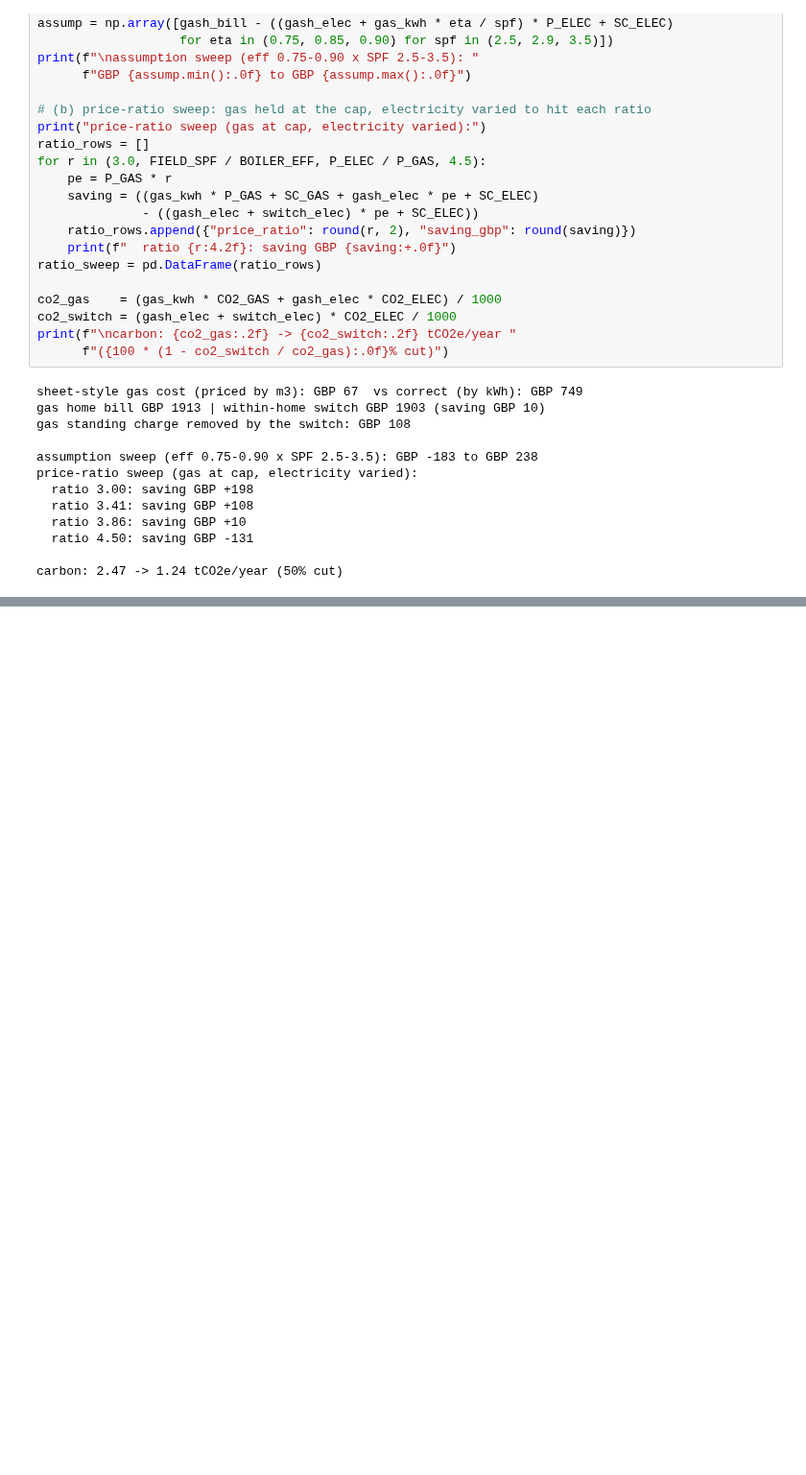
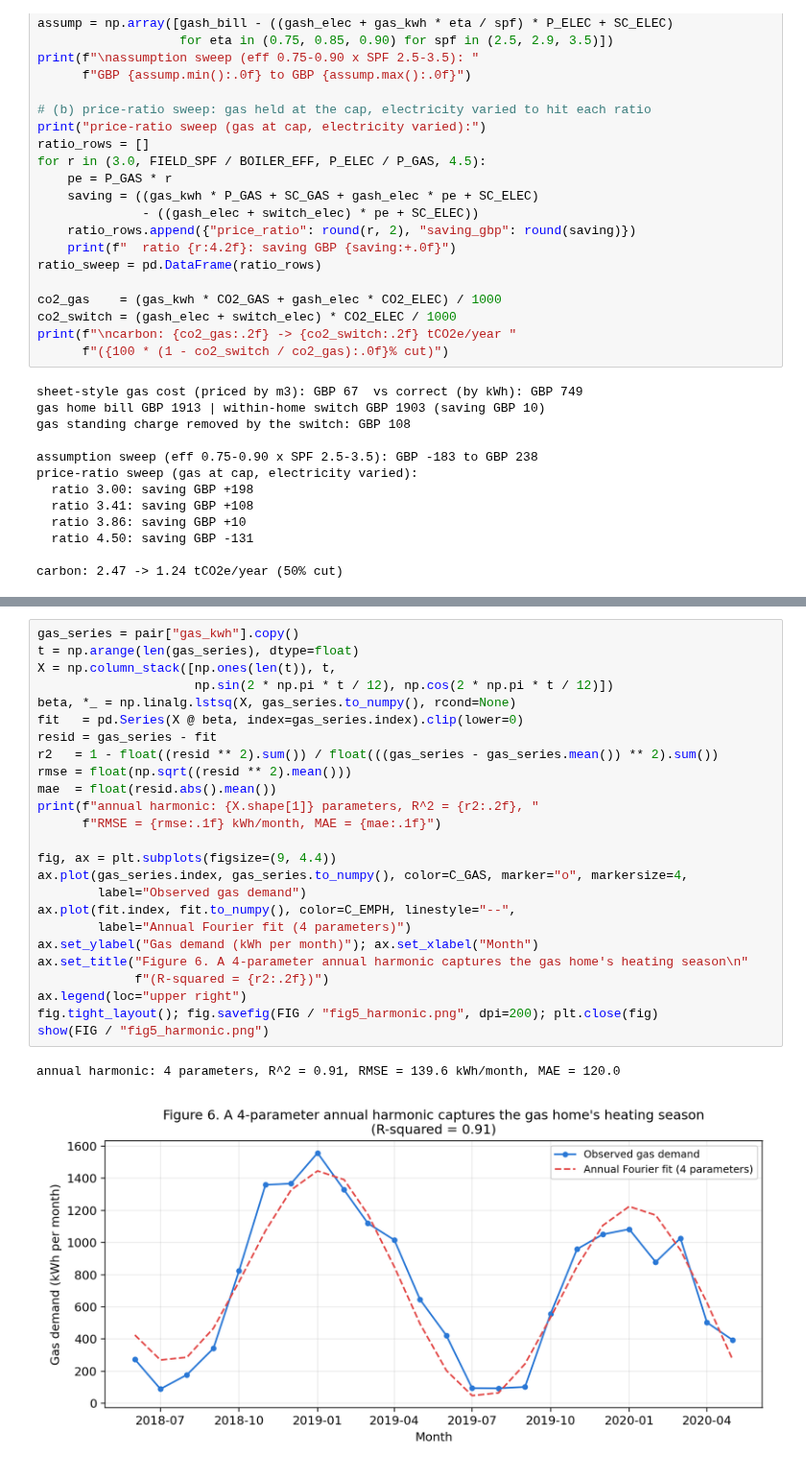
Before and after one commit to redgrave17/finalproject, a Jupyter notebook: smartline_final.ipynb, the cells around one changed output, grey strips where cells are left out. Shown at 96% size. Cells and saved outputs as stored; diff of their text form; blank space fills up the shorter version.

```diff
--- a/smartline_final.ipynb
+++ b/smartline_final.ipynb
@@ -649,0 +645,28 @@ show(FIG / "fig6_costs.png")
+# %%
+gas_series = pair["gas_kwh"].copy()
+t = np.arange(len(gas_series), dtype=float)
+X = np.column_stack([np.ones(len(t)), t,
+                     np.sin(2 * np.pi * t / 12), np.cos(2 * np.pi * t / 12)])
+beta, *_ = np.linalg.lstsq(X, gas_series.to_numpy(), rcond=None)
+fit   = pd.Series(X @ beta, index=gas_series.index).clip(lower=0)
+resid = gas_series - fit
+r2   = 1 - float((resid ** 2).sum()) / float(((gas_series - gas_series.mean()) ** 2).sum())
+rmse = float(np.sqrt((resid ** 2).mean()))
+mae  = float(resid.abs().mean())
+print(f"annual harmonic: {X.shape[1]} parameters, R^2 = {r2:.2f}, "
+      f"RMSE = {rmse:.1f} kWh/month, MAE = {mae:.1f}")
+
+fig, ax = plt.subplots(figsize=(9, 4.4))
+ax.plot(gas_series.index, gas_series.to_numpy(), color=C_GAS, marker="o", markersize=4,
+        label="Observed gas demand")
+ax.plot(fit.index, fit.to_numpy(), color=C_EMPH, linestyle="--",
+        label="Annual Fourier fit (4 parameters)")
+ax.set_ylabel("Gas demand (kWh per month)"); ax.set_xlabel("Month")
+ax.set_title("Figure 6. A 4-parameter annual harmonic captures the gas home's heating season\n"
+             f"(R-squared = {r2:.2f})")
+ax.legend(loc="upper right")
+fig.tight_layout(); fig.savefig(FIG / "fig5_harmonic.png", dpi=200); plt.close(fig)
+show(FIG / "fig5_harmonic.png")
+# %% [output]
+annual harmonic: 4 parameters, R^2 = 0.91, RMSE = 139.6 kWh/month, MAE = 120.0
+[figure, added]
```
Also changed, not shown: parts of 9 cells of this notebook.
